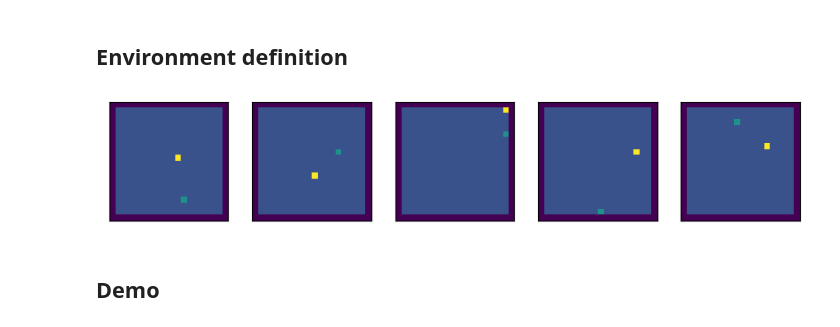
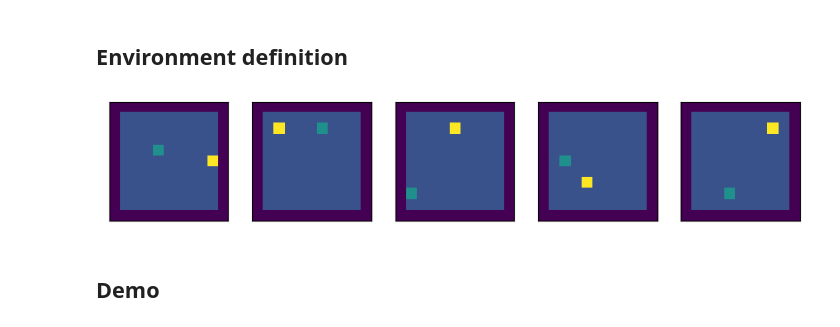
Before and after one commit to AlbertoSinigaglia/snake-reinforcement-learning, a Jupyter notebook: code_q_learning/main.ipynb, the cells around one changed output. Saved outputs shown, nothing was run; the diff lists cells and outputs as text; code cells hidden in the pictures.

```diff
--- a/code_q_learning/main.ipynb
+++ b/code_q_learning/main.ipynb
@@ -21,24 +19,24 @@ DECORRELATED_BATCH = None
 # %%
 %matplotlib inline
 def get_env(n=1000):
-    return OriginalSnakeEnvironment(n, 20)
+    return OriginalSnakeEnvironment(n, 11)
 env_ = get_env()
 GAMMA = .9
-ITERATIONS = 100000
+ITERATIONS = 10000
 EPSILON = 0.1
-LAMBDA_VALUE = 0.1
-LAMBDA_AGENT = 0.1
+LAMBDA_VALUE = 0.
+LAMBDA_AGENT = 0.
 # 10 random iterations, 100 elements from each of them
-replay_memory = ReplayMemoryFast(1000, 10, 1000)
+replay_memory = ReplayMemoryFast(1000, 10, 100)
 #  ALPHA = 0.1
 
 fig,axs=plt.subplots(1,min(len(env_.boards), 5), figsize=(10,3))
 for ax, board in zip(axs, env_.boards):
     ax.get_yaxis().set_visible(False)
     ax.get_xaxis().set_visible(False)
     ax.imshow(board, origin="lower")
 # %% [output]
-[figure, old version]
+[figure, new version]
 # %% [markdown]
 ## Demo
 # %%
```
Also changed, not shown: parts of 8 cells of this notebook, 30 other files.
